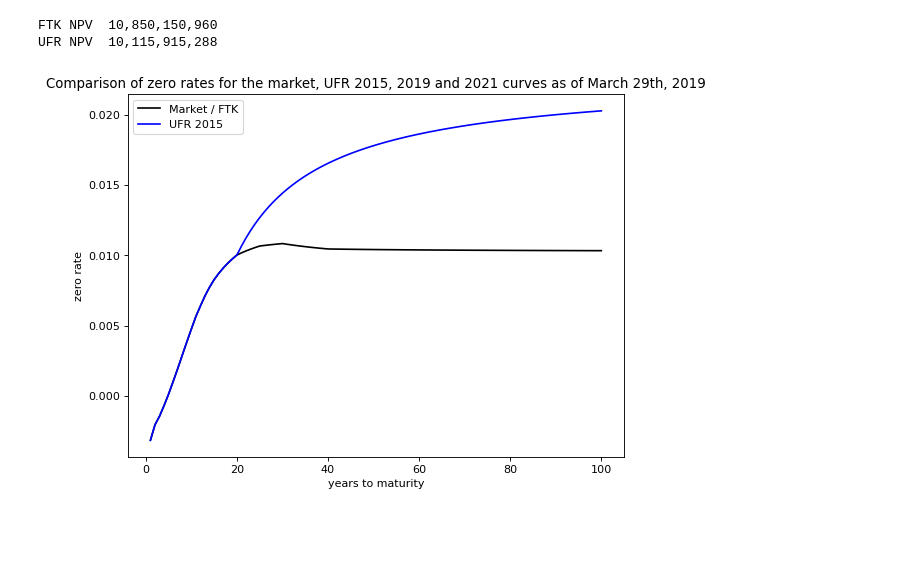
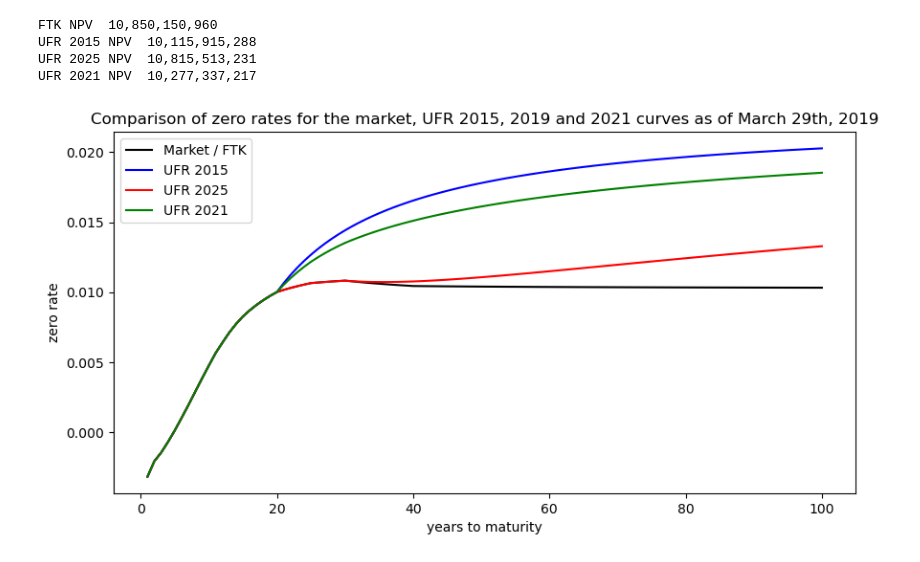
Before and after one commit to basis-point/jupyter-examples, a Jupyter notebook: ufr_example.ipynb, the cells around one changed output. Drawn from its saved outputs; the diff is of its cells as text; code cells hidden in the pictures; blank space fills up the shorter version.

Commit message:
Added remaining curves.

```diff
--- a/ufr_example.ipynb
+++ b/ufr_example.ipynb
@@ -140,17 +178,60 @@ ufr_handle = ql.YieldTermStructureHandle(ufr_crv)
+# %%
+# UFR CURVE 2015
+
+update_llfr_handle_2015()
+ufr_2015_crv = ql.UltimateForwardTermStructure(
+        ftk_handle,
+        llfr_2015_handle,
+        ufr_2015_handle,
+        FIRST_SMOOTHING_POINT_2015,
+        ALPHA_2015)
+ufr_2015_crv.enableExtrapolation()
+ufr_2015_handle = ql.YieldTermStructureHandle(ufr_2015_crv)
+# %%
+# UFR CURVE 2025
+
+update_llfr_handle_2025()
+ufr_2025_crv = ql.UltimateForwardTermStructure(
+        ftk_handle,
+        llfr_2025_handle,
+        ufr_2025_handle,
+        FIRST_SMOOTHING_POINT_2025,
+        ALPHA_2025)
+ufr_2025_crv.enableExtrapolation()
+ufr_2025_handle = ql.YieldTermStructureHandle(ufr_2025_crv)
+# %%
+# UFR CURVE 2021
+
+def weighting_function(first, second):
+    return 0.75 * first + 0.25 * second
+
+ufr_2021_crv = ql.CompositeZeroYieldStructure(ufr_2015_handle, ufr_2025_handle, weighting_function, ql.Compounded, ql.Annual)
+ufr_2021_crv.enableExtrapolation()
+ufr_2021_handle = ql.YieldTermStructureHandle(ufr_2021_crv)
 # %%
 liabilities = read_liabilities()
 
 ftk_pricer = liabilities_pricer(ftk_handle)
-ufr_pricer = liabilities_pricer(ufr_handle)
+ufr_2015_pricer = liabilities_pricer(ufr_2015_handle)
+ufr_2025_pricer = liabilities_pricer(ufr_2025_handle)
+ufr_2021_pricer = liabilities_pricer(ufr_2021_handle)
 
 npv_ftk = ftk_pricer(liabilities)
 print('FTK NPV ', '{:,.0f}'.format(npv_ftk))
 
-npv_ufr = ufr_pricer(liabilities)
-print('UFR NPV ', '{:,.0f}'.format(npv_ufr))
+npv_ufr_2015 = ufr_2015_pricer(liabilities)
+print('UFR 2015 NPV ', '{:,.0f}'.format(npv_ufr_2015))
+
+npv_ufr_2025 = ufr_2025_pricer(liabilities)
+print('UFR 2025 NPV ', '{:,.0f}'.format(npv_ufr_2025))
+
+npv_ufr_2021 = ufr_2021_pricer(liabilities)
+print('UFR 2021 NPV ', '{:,.0f}'.format(npv_ufr_2021))
 # %% [output]
 FTK NPV  10,850,150,960
-UFR NPV  10,115,915,288
+UFR 2015 NPV  10,115,915,288
+UFR 2025 NPV  10,815,513,231
+UFR 2021 NPV  10,277,337,217
 # %%
 BUMP = 1.0e-4
 SCALING = 1.0e-4
@@ -166,21 +251,27 @@ for tenor, quote in swap_quotes:
 # %%
 tenors = [ql.PeriodParser.parse(str(i) + 'y') for i in range(1, 101)]
 
-plt.figure(num=None, figsize=(8, 6), dpi=80, facecolor='w', edgecolor='k')
+plt.figure(num=None, figsize=(10, 5), dpi=100, facecolor='w', edgecolor='k')
 plt.title(f'Comparison of zero rates for the market, UFR 2015, 2019 and 2021 curves as of {today}')
 plt.xlabel('years to maturity')
 plt.ylabel('zero rate')
 
 t, ftk_zeroes = zip(*zero_rates(ftk_handle, tenors))
 plt.plot(t, ftk_zeroes, "-k", label="Market / FTK")
 
-_, ufr_zeroes = zip(*zero_rates(ufr_handle, tenors))
-plt.plot(t, ufr_zeroes, "-b", label="UFR 2015")
+_, ufr_2015_zeroes = zip(*zero_rates(ufr_2015_handle, tenors))
+plt.plot(t, ufr_2015_zeroes, "-b", label="UFR 2015")
+
+_, ufr_2025_zeroes = zip(*zero_rates(ufr_2025_handle, tenors))
+plt.plot(t, ufr_2025_zeroes, "-r", label="UFR 2025")
+
+_, ufr_2021_zeroes = zip(*zero_rates(ufr_2021_handle, tenors))
+plt.plot(t, ufr_2021_zeroes, "-g", label="UFR 2021")
 
 plt.legend(loc="upper left")
 plt.show()
 # %% [output]
-[figure, old version]
+[figure, new version]
 # %%
 plt.figure(num=None, figsize=(10, 5), dpi=100, facecolor='w', edgecolor='k')
 width = 0.2
```
Also changed, not shown: parts of 9 cells of this notebook.
